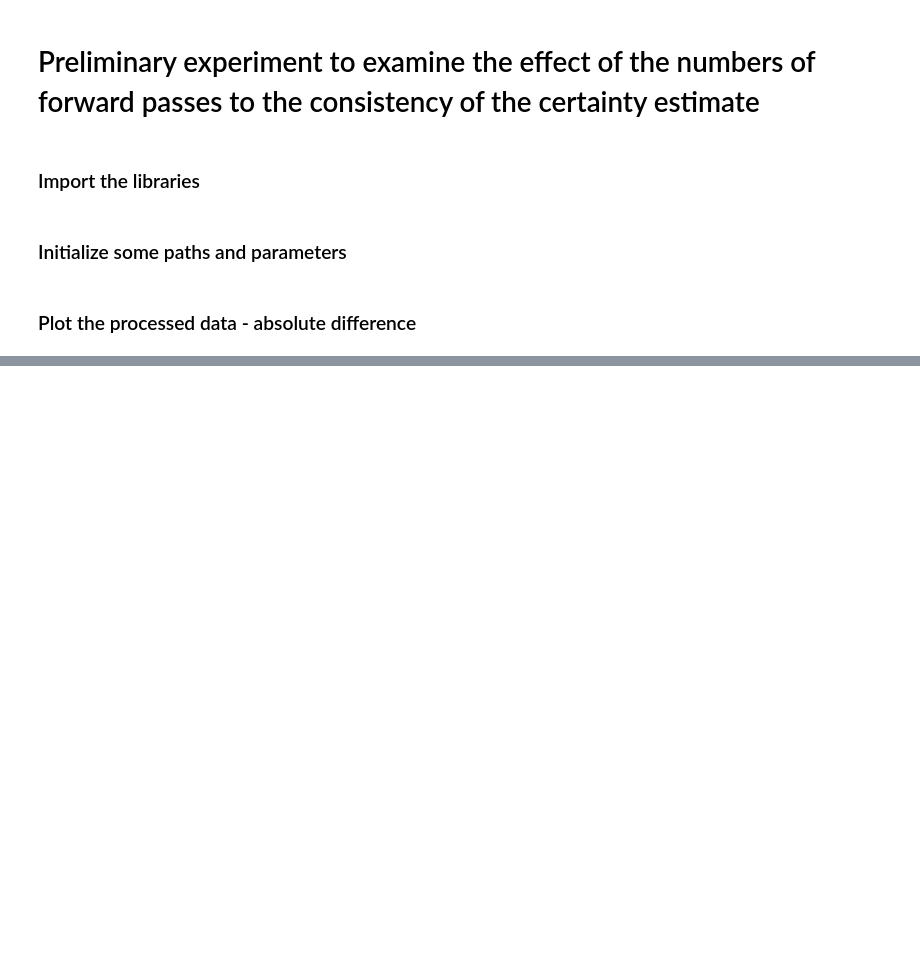
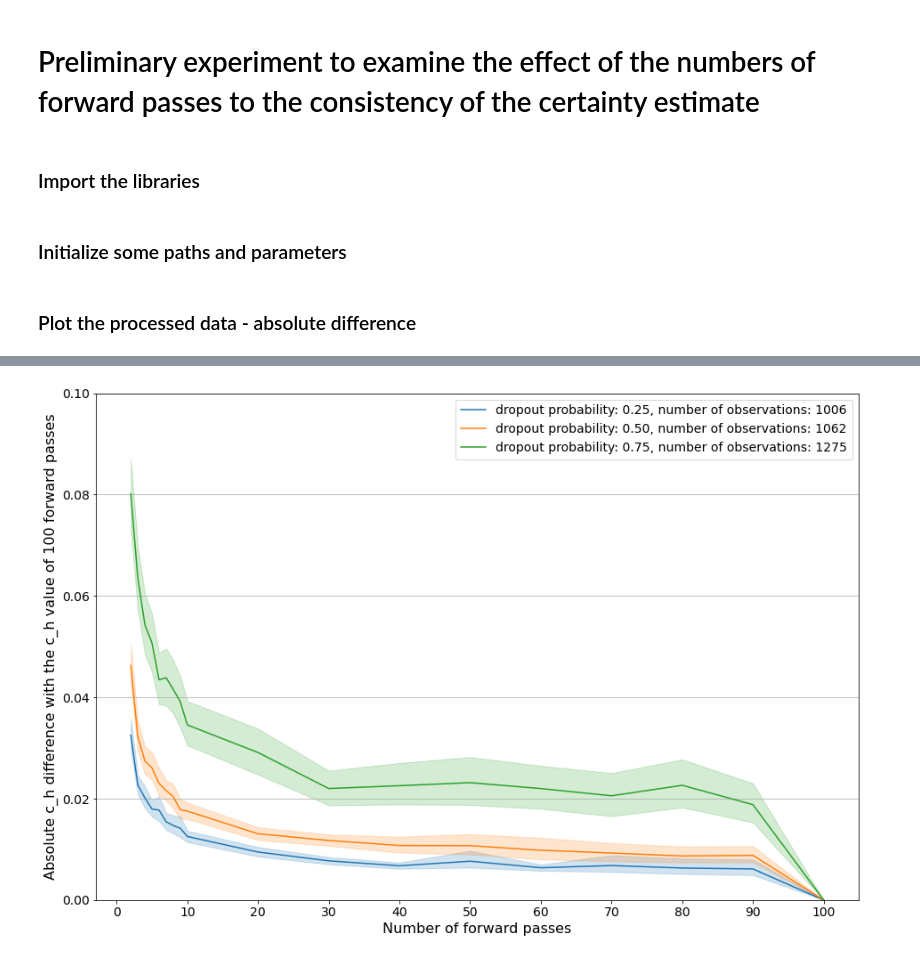
Before and after one commit to pieterblok/maskal, a Jupyter notebook: active_learning/utils/uncertainty_forward_passes_visualization.ipynb, the cells around one changed output, grey strips where cells are left out. Saved outputs shown, nothing was run; the diff lists cells and outputs as text; code cells hidden in the pictures; blank space fills up the shorter version.

```diff
--- a/active_learning/utils/uncertainty_forward_passes_visualization.ipynb
+++ b/active_learning/utils/uncertainty_forward_passes_visualization.ipynb
@@ -89,0 +90,56 @@ for p in range(len(probs)):
+# %%
+dff = pd.DataFrame(columns=['prob', 'fp', 'abs_diff'])
+legends = []
+
+for p in range(len(probs)):
+    prob = probs[p]
+    pkl_file = "uncertainty_metrics_prob_{:.2f}.pkl".format(prob)
+
+    strs = ["fp_{:d}".format(fps[f]) for f in range(len(fps))]
+    strs.insert(0,"val_100")
+    strs.insert(0,"image")
+    fr = {}
+
+    df = pd.DataFrame(columns=strs)
+
+    with open(os.path.join(resultsdir, pkl_file), 'rb') as handle:
+        uncertainties = pickle.load(handle)
+        for key, val in uncertainties.items():
+            transposed = list(zip(*val))
+            for t in range(len(transposed)):
+                obs = transposed[t]
+                abs_diff = [abs(obs[o]-obs[-1]) for o in range(len(obs))]
+                data = [key, obs[-1]]
+                for apd in range(len(abs_diff)):
+                    data.append(abs_diff[apd])
+                df_length = len(df)
+                df.loc[df_length] = data
+
+    sel = df[df['val_100'].between(0.0, 1.0)].loc[:, 'fp_2':'fp_100']
+    selnp = sel.to_numpy()
+    selnp.transpose(1,0)
+    for i in range(selnp.shape[0]):
+        for j in range(len(selnp[i,:])):
+            data = [prob, fps[j], selnp[i,j]]
+            dff_length = len(dff)
+            dff.loc[dff_length] = data
+
+    legends.append("dropout probability: {:.2f}, number of observations: {:d}".format(prob, len(df)))
+
+if not dff.empty:
+    f, ax = plt.subplots(figsize=(13, 9))
+    ax = sns.lineplot(x='fp', y='abs_diff', hue='prob', ci=95, data=dff, palette = "tab10", legend="full")
+    ax.tick_params(labelrotation=0, labelsize=digit_size)
+    ax.legend(legends, fontsize=digit_size, loc='upper right')
+    ax.yaxis.grid(True)
+    plt.ylim([0, 0.1])
+    plt.xticks(np.arange(0, 110, step=10))
+
+    plt.xlabel("Number of forward passes", fontsize=font_size)
+    plt.ylabel("Absolute c_h difference with the c_h value of 100 forward passes", fontsize=font_size)
+
+    plt.tight_layout()
+    plt.savefig(os.path.join(resultsdir, 'combined.jpg'))
+    plt.show()
+# %% [output]
+[figure, added]
```
Also changed, not shown: parts of 1 cell of this notebook.
